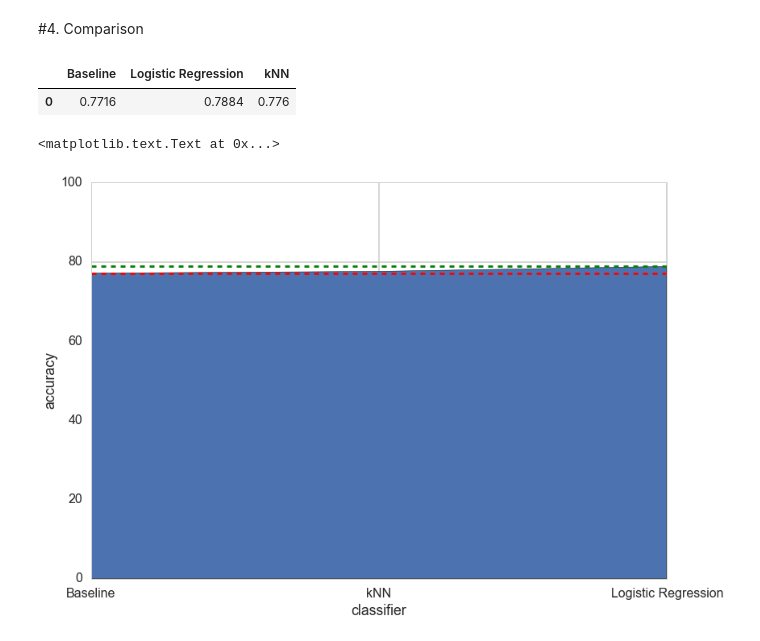
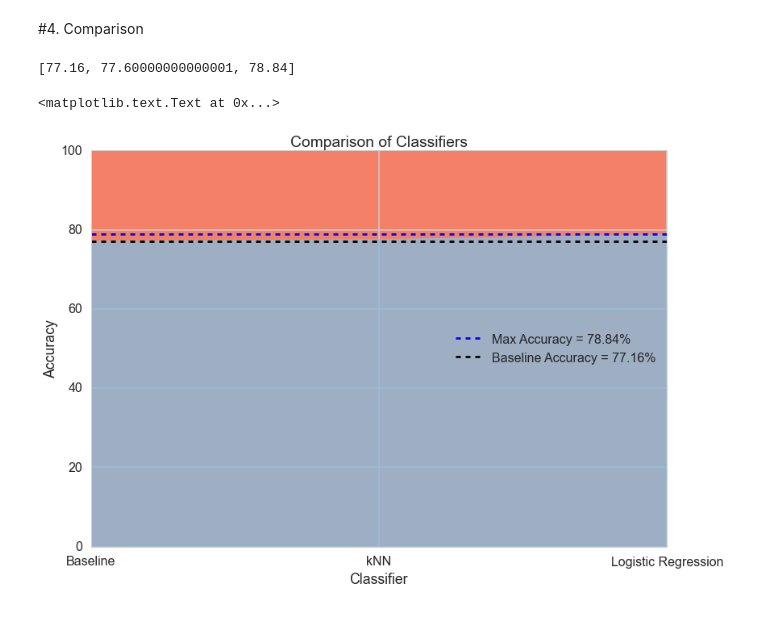
Before and after one commit to zhiqianseah/CS109finalproj, a Jupyter notebook: Project Write Up.ipynb, the cells around one changed output. Drawn from its saved outputs; the diff is of its cells as text; code cells hidden in the pictures.

Commit message:
Comparison plot color changed

```diff
--- a/Project Write Up.ipynb
+++ b/Project Write Up.ipynb
@@ -739,22 +789,26 @@ Accuracy on test data:     0.7760
 #4. Comparison
 # %%
 accuracies = {}
-accuracies["Baseline"] = [round(baseline, 4)]*100
-accuracies["Logistic Regression"] = [round(lrtest_accuracy,4)]*100
-accuracies["kNN"]= [round(ktest_accuracy, 4)]*100
+accuracies["Baseline"] = round(baseline, 4)*100
+accuracies["Logistic Regression"] = round(lrtest_accuracy,4)*100
+accuracies["kNN"]= round(ktest_accuracy, 4)*100
 accuracies
 sortedvalues = sorted(accuracies.values())
+sortedvalues
 # %% [output]
-|  | Baseline | Logistic Regression | kNN |
-| 0 | 0.7716 | 0.7884 | 0.776 |
+[77.16, 77.60000000000001, 78.84]
 # %%
-plt.fill_between(np.arange(3),sortedvalues)
+ax=plt.gca()
+ax.set_axis_bgcolor(color=sns.color_palette("Reds_d")[5])
+plt.fill_between(np.arange(3),sortedvalues, alpha=0.8, color=sns.color_palette("Blues_d")[5])
 plt.ylim(0,100)
-plt.axhline(y=accuracies['Baseline'],linestyle='--',color='red')
-plt.axhline(y=accuracies['Logistic Regression'],linestyle='--',color='green')
+plt.axhline(y=accuracies['Logistic Regression'],linestyle='--',color='blue', label="Max Accuracy = 78.84%")
+plt.axhline(y=accuracies['Baseline'],linestyle='--',color='black', label="Baseline Accuracy = 77.16%")
+plt.legend(loc="right")
 plt.xticks(np.arange(3), ['Baseline','kNN','Logistic Regression'] )
-plt.ylabel('accuracy')
-plt.xlabel('classifier')
+plt.title("Comparison of Classifiers")
+plt.ylabel('Accuracy')
+plt.xlabel('Classifier')
 # %% [output]
 <matplotlib.text.Text at 0x...>
-[figure, old version]
+[figure, new version]
```
Also changed, not shown: parts of 25 cells of this notebook.
